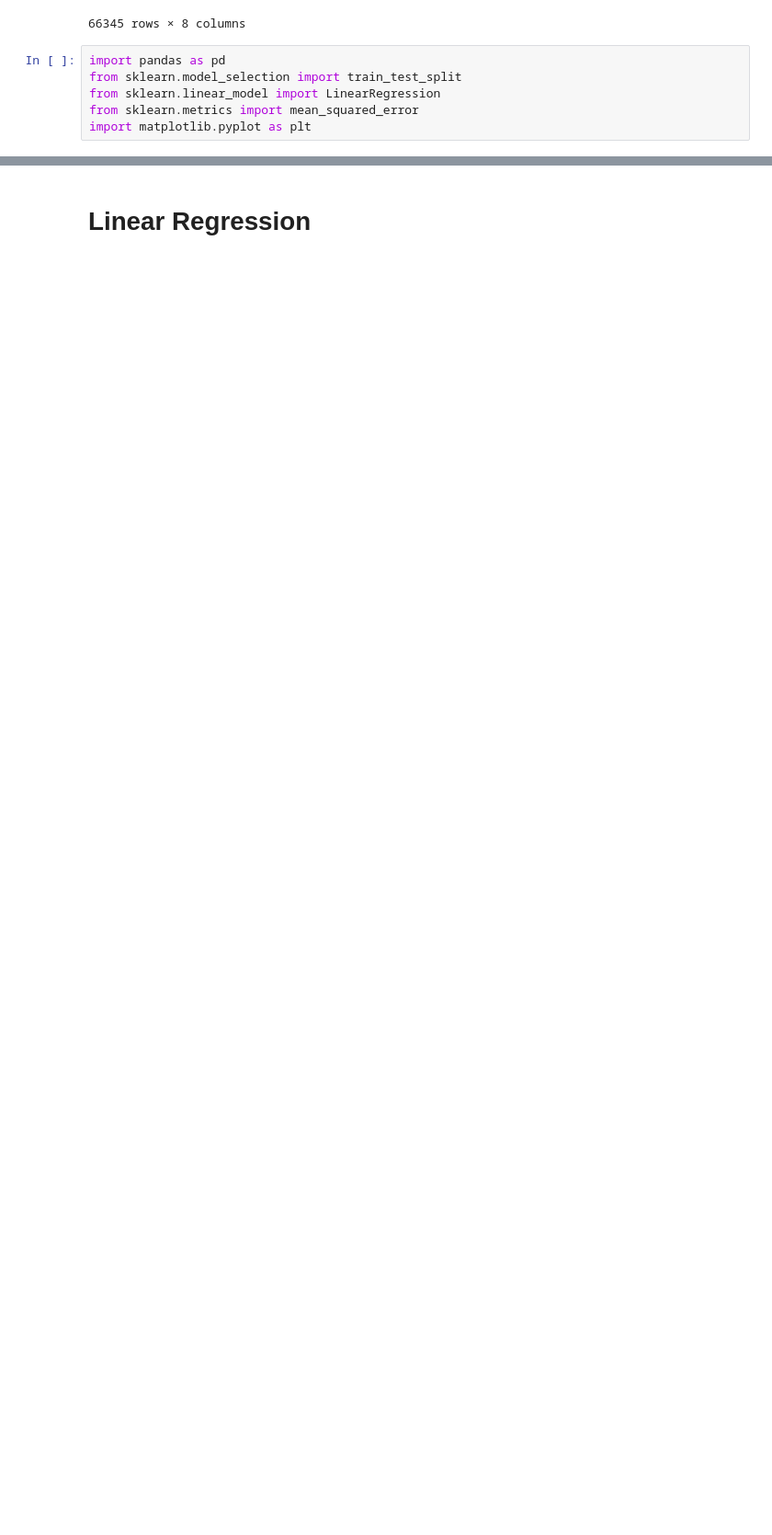
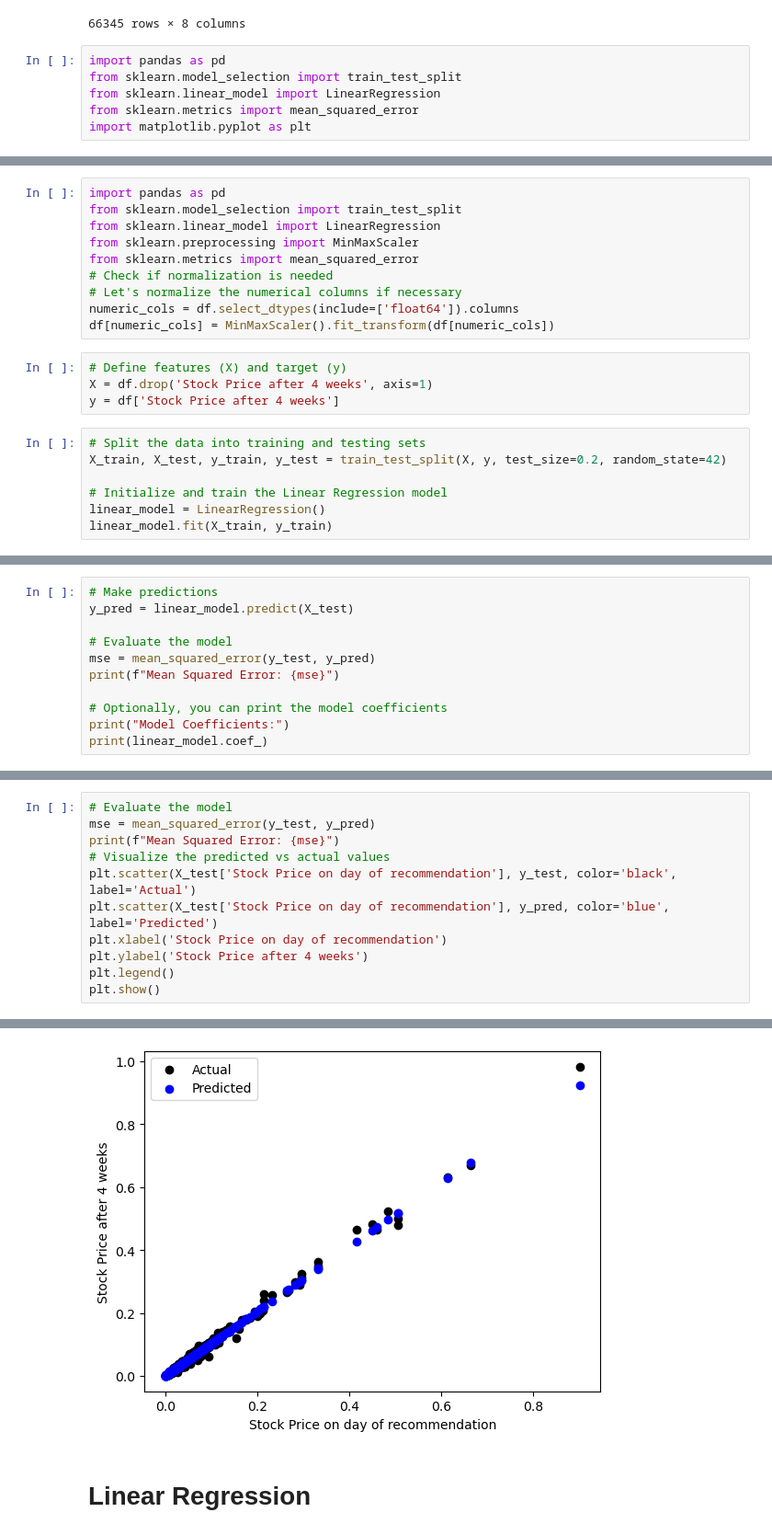
Before and after one commit to LukazMartin/stock-analysis, a Jupyter notebook: Predict.ipynb, the cells around one changed output, grey strips where cells are left out. Shown at 92% size. Cells and saved outputs as stored; diff of their text form; blank space fills up the shorter version.

```diff
--- a/Predict.ipynb
+++ b/Predict.ipynb
@@ -67,0 +103,21 @@ import matplotlib.pyplot as plt
+# %%
+import pandas as pd
+from sklearn.model_selection import train_test_split
+from sklearn.linear_model import LinearRegression
+from sklearn.preprocessing import MinMaxScaler
+from sklearn.metrics import mean_squared_error
+# Check if normalization is needed
+# Let's normalize the numerical columns if necessary
+numeric_cols = df.select_dtypes(include=['float64']).columns
+df[numeric_cols] = MinMaxScaler().fit_transform(df[numeric_cols])
+# %%
+# Define features (X) and target (y)
+X = df.drop('Stock Price after 4 weeks', axis=1)
+y = df['Stock Price after 4 weeks']
+# %%
+# Split the data into training and testing sets
+X_train, X_test, y_train, y_test = train_test_split(X, y, test_size=0.2, random_state=42)
+
+# Initialize and train the Linear Regression model
+linear_model = LinearRegression()
+linear_model.fit(X_train, y_train)
@@ -67,0 +126,11 @@ import matplotlib.pyplot as plt
+# %%
+# Make predictions
+y_pred = linear_model.predict(X_test)
+
+# Evaluate the model
+mse = mean_squared_error(y_test, y_pred)
+print(f"Mean Squared Error: {mse}")
+
+# Optionally, you can print the model coefficients
+print("Model Coefficients:")
+print(linear_model.coef_)
@@ -67,0 +142,12 @@ import matplotlib.pyplot as plt
+# %%
+# Evaluate the model
+mse = mean_squared_error(y_test, y_pred)
+print(f"Mean Squared Error: {mse}")
+# Visualize the predicted vs actual values
+plt.scatter(X_test['Stock Price on day of recommendation'], y_test, color='black', label='Actual')
+plt.scatter(X_test['Stock Price on day of recommendation'], y_pred, color='blue', label='Predicted')
+plt.xlabel('Stock Price on day of recommendation')
+plt.ylabel('Stock Price after 4 weeks')
+plt.legend()
+plt.show()
+# %% [output]
@@ -68,3 +155,4 @@ import matplotlib.pyplot as plt
+[figure, added]
 # %% [markdown]
 # Linear Regression
 # %%
```
Also changed, not shown: parts of 18 cells of this notebook, 5 other files.
